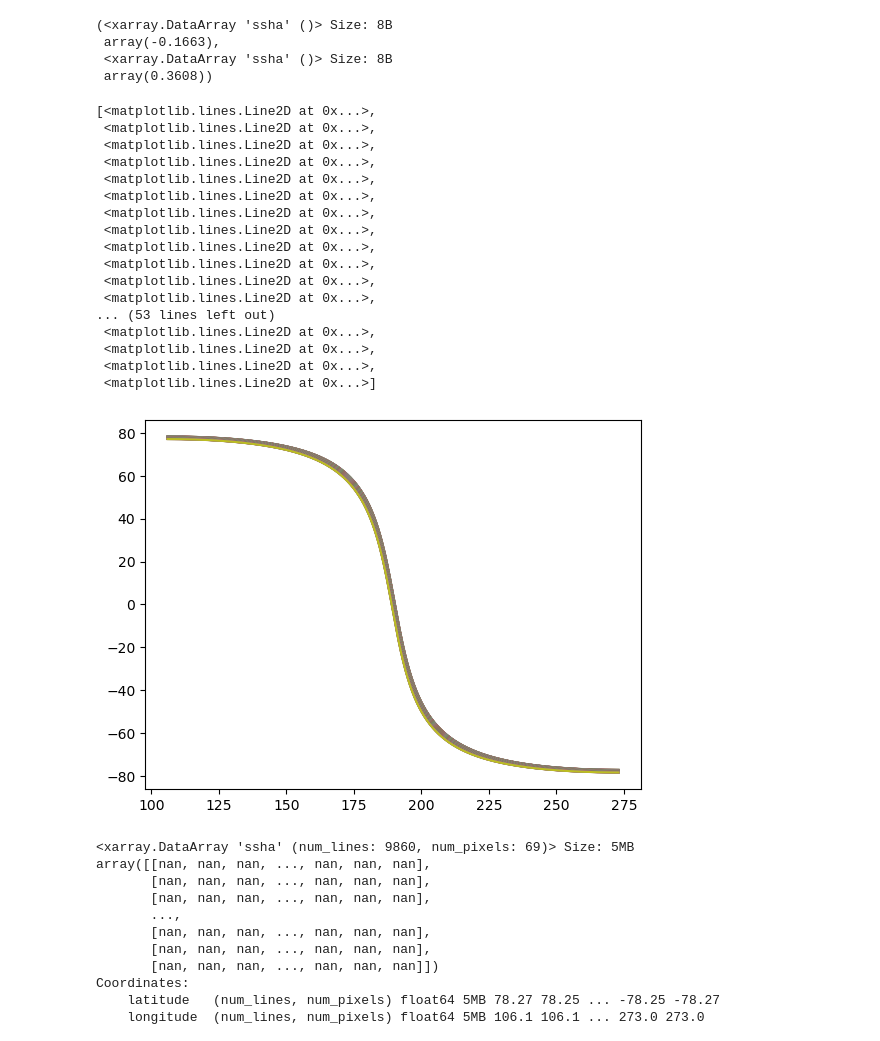
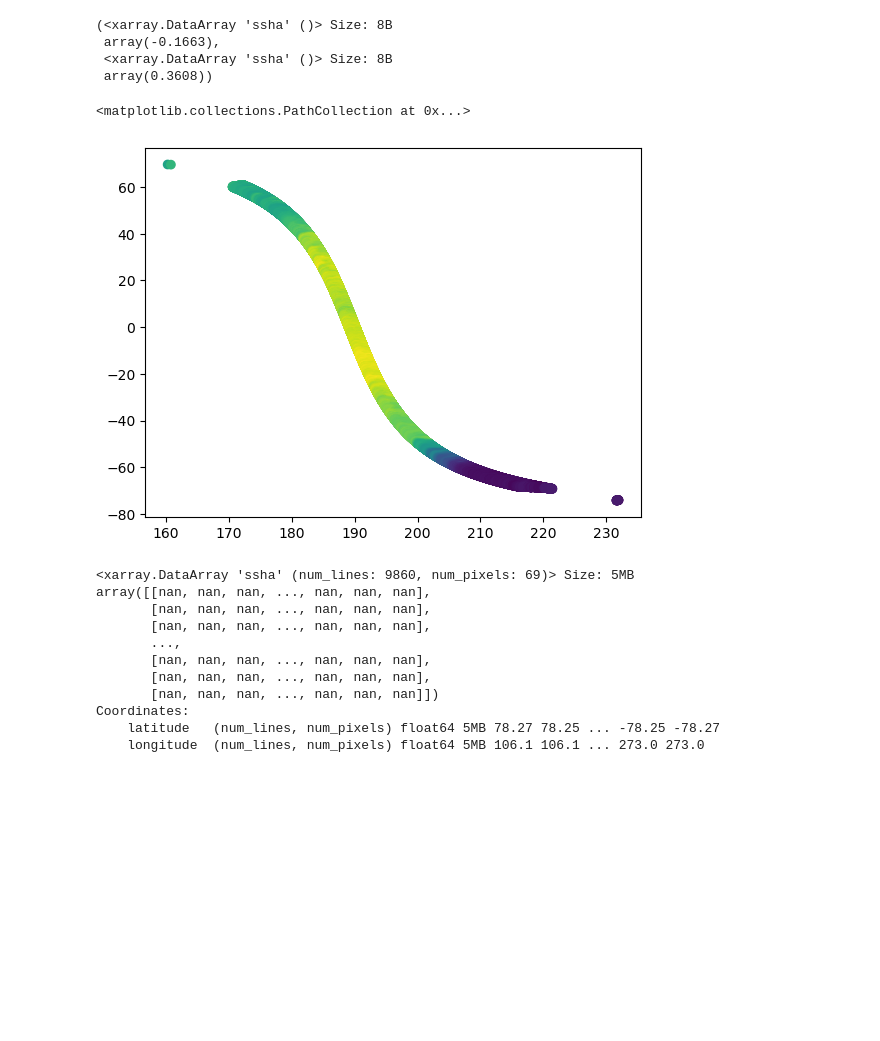
Before and after one commit to oceanhackweek/ohw24_proj_upSSH_us, a Jupyter notebook: contributor_folders/team_member_2/SWOTL3_dataprep.ipynb, the cells around one changed output. Cells and saved outputs as stored; diff of their text form; code cells hidden in the pictures; blank space fills up the shorter version.

Commit message:
updated swot data access notebooks

```diff
--- a/contributor_folders/team_member_2/SWOTL3_dataprep.ipynb
+++ b/contributor_folders/team_member_2/SWOTL3_dataprep.ipynb
@@ -42,30 +42,14 @@ ds2['ssha'].min(), ds2['ssha'].max()
  <xarray.DataArray 'ssha' ()> Size: 8B
  array(0.3608))
 # %%
-plt.plot(
-    ds2['longitude'].values,
-    ds2['latitude'].values,
-    data = ds2['ssha'].values,
+plt.scatter(
+    ds2['longitude'],
+    ds2['latitude'],
+    c=ds2['ssha']+ds2['mdt'],
 )
 # %% [output]
-[<matplotlib.lines.Line2D at 0x...>,
- <matplotlib.lines.Line2D at 0x...>,
- <matplotlib.lines.Line2D at 0x...>,
- <matplotlib.lines.Line2D at 0x...>,
- <matplotlib.lines.Line2D at 0x...>,
- <matplotlib.lines.Line2D at 0x...>,
- <matplotlib.lines.Line2D at 0x...>,
- <matplotlib.lines.Line2D at 0x...>,
- <matplotlib.lines.Line2D at 0x...>,
- <matplotlib.lines.Line2D at 0x...>,
- <matplotlib.lines.Line2D at 0x...>,
- <matplotlib.lines.Line2D at 0x...>,
-... (53 lines left out)
- <matplotlib.lines.Line2D at 0x...>,
- <matplotlib.lines.Line2D at 0x...>,
- <matplotlib.lines.Line2D at 0x...>,
- <matplotlib.lines.Line2D at 0x...>]
+<matplotlib.collections.PathCollection at 0x...>
-[figure, old version]
+[figure, new version]
 # %%
 ds2['ssha']
 # %% [output]
```
Also changed, not shown: parts of 3 cells of this notebook, 1 other file.
